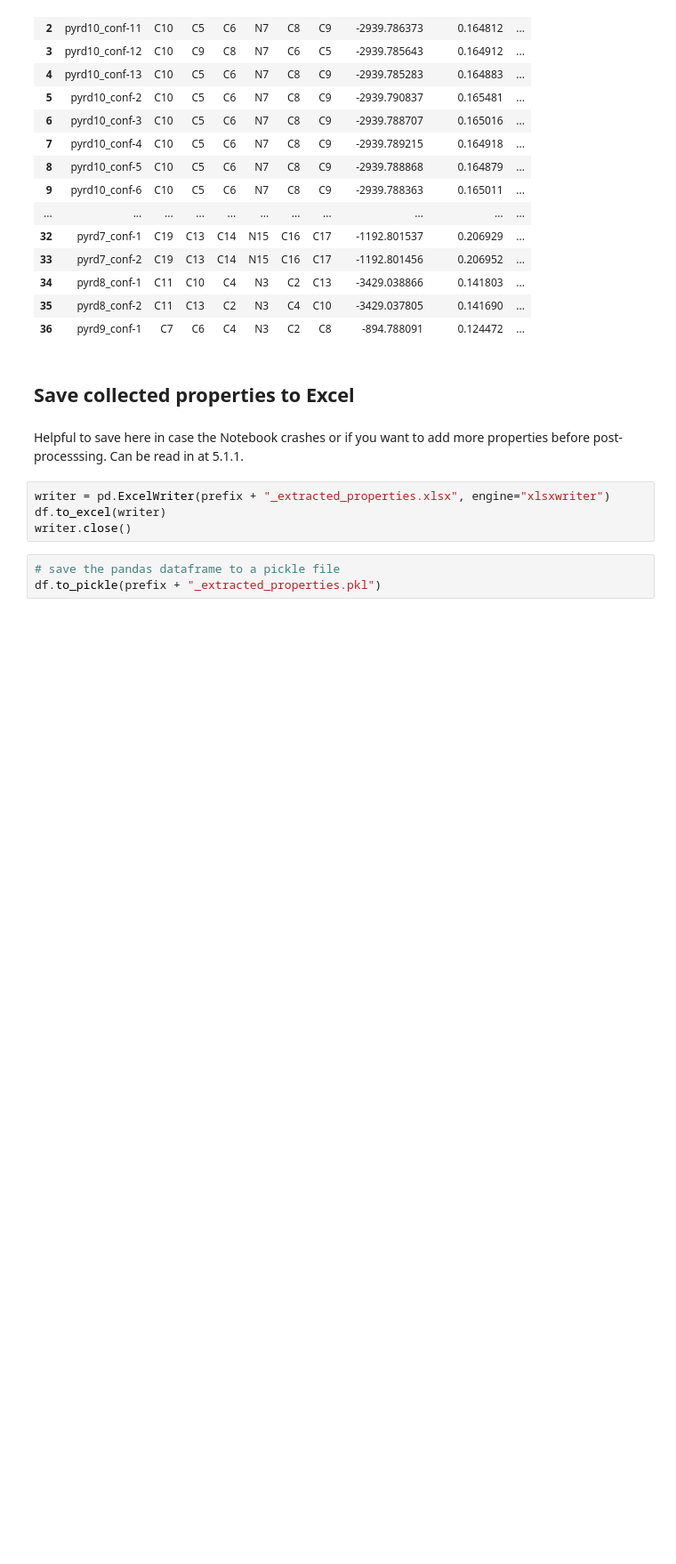
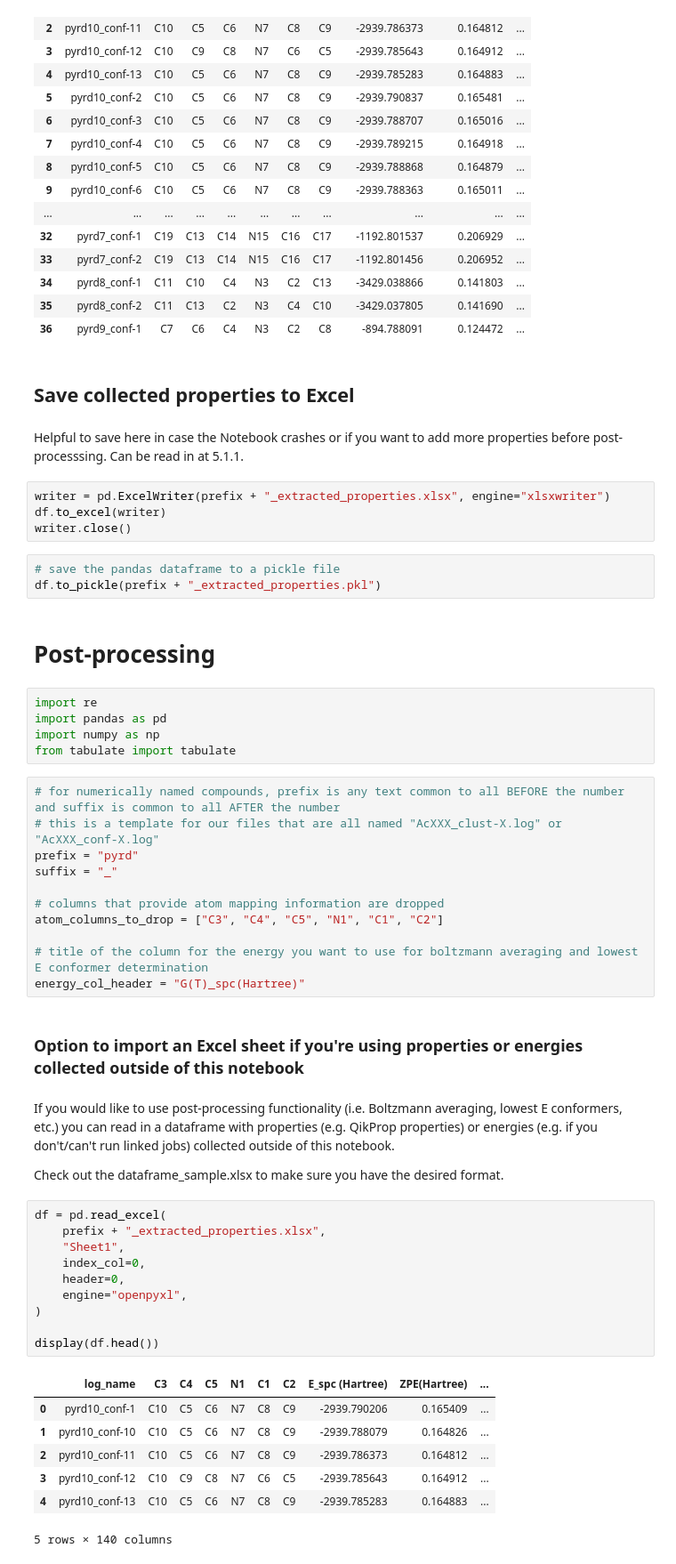
Before and after one commit to intel00000/stahl_data_science, a Jupyter notebook: Get_Properties_Notebook-WI/gp_start_folder/get_properties_notebook_pyrd.ipynb, the cells around one changed output. Shown at 89% size. Cells and saved outputs as stored; diff of their text form; blank space fills up the shorter version.

Commit message:
post_process completed

```diff
--- a/Get_Properties_Notebook-WI/gp_start_folder/get_properties_notebook_pyrd.ipynb
+++ b/Get_Properties_Notebook-WI/gp_start_folder/get_properties_notebook_pyrd.ipynb
@@ -250,3 +245,45 @@ writer.close()
 # %%
 # save the pandas dataframe to a pickle file
 df.to_pickle(prefix + "_extracted_properties.pkl")
+# %% [markdown]
+# Post-processing
+# %%
+import re
+import pandas as pd
+import numpy as np
+from tabulate import tabulate
+# %%
+# for numerically named compounds, prefix is any text common to all BEFORE the number and suffix is common to all AFTER the number
+# this is a template for our files that are all named "AcXXX_clust-X.log" or "AcXXX_conf-X.log"
+prefix = "pyrd"
+suffix = "_"
+
+# columns that provide atom mapping information are dropped
+atom_columns_to_drop = ["C3", "C4", "C5", "N1", "C1", "C2"]
+
+# title of the column for the energy you want to use for boltzmann averaging and lowest E conformer determination
+energy_col_header = "G(T)_spc(Hartree)"
+# %% [markdown]
+### Option to import an Excel sheet if you're using properties or energies collected outside of this notebook
+# %% [markdown]
+If you would like to use post-processing functionality (i.e. Boltzmann averaging, lowest E conformers, etc.) you can read in a dataframe with properties (e.g. QikProp properties) or energies (e.g. if you don't/can't run linked jobs) collected outside of this notebook.
+
+Check out the dataframe_sample.xlsx to make sure you have the desired format.
+# %%
+df = pd.read_excel(
+    prefix + "_extracted_properties.xlsx",
+    "Sheet1",
+    index_col=0,
+    header=0,
+    engine="openpyxl",
+)
+
+display(df.head())
+# %% [output]
+|  | log_name | C3 | C4 | C5 | N1 | C1 | C2 | E_spc (Hartree) | ZPE(Hartree) | ... |
+| 0 | pyrd10_conf-1 | C10 | C5 | C6 | N7 | C8 | C9 | -2939.790206 | 0.165409 | ... |
+| 1 | pyrd10_conf-10 | C10 | C5 | C6 | N7 | C8 | C9 | -2939.788079 | 0.164826 | ... |
+| 2 | pyrd10_conf-11 | C10 | C5 | C6 | N7 | C8 | C9 | -2939.786373 | 0.164812 | ... |
+| 3 | pyrd10_conf-12 | C10 | C9 | C8 | N7 | C6 | C5 | -2939.785643 | 0.164912 | ... |
+| 4 | pyrd10_conf-13 | C10 | C5 | C6 | N7 | C8 | C9 | -2939.785283 | 0.164883 | ... |
+5 rows × 140 columns
```
Also changed, not shown: parts of 9 cells of this notebook, 16 other files.
